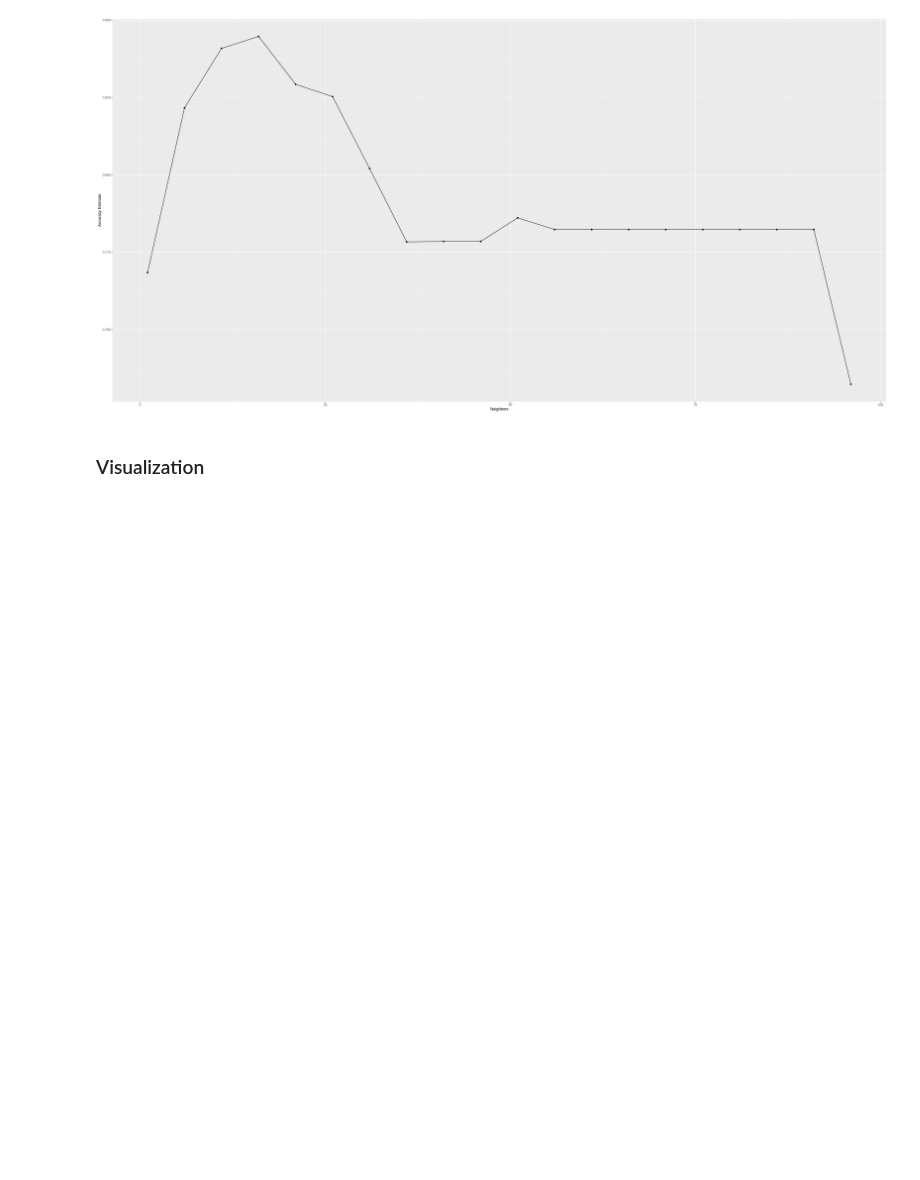
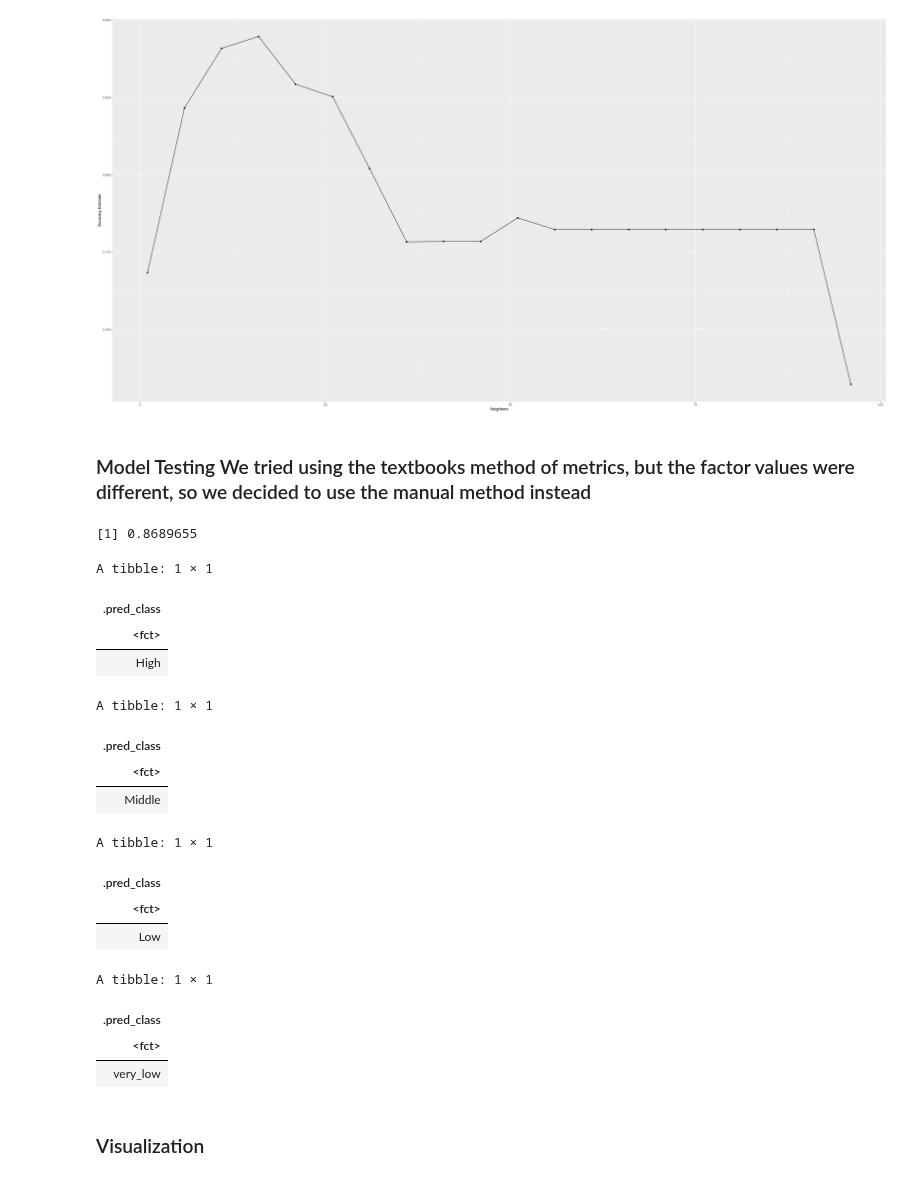
Before and after one commit to namyasharmaa/DSCI-100-Project, a Jupyter notebook: project_report.ipynb, the cells around one changed output. Drawn from its saved outputs; the diff is of its cells as text; code cells hidden in the pictures; blank space fills up the shorter version.

```diff
--- a/project_report.ipynb
+++ b/project_report.ipynb
@@ -288,19 +312,63 @@ knn_spec <- nearest_neighbor(weight_func = 'rectangular', neighbors = 16) %>%
 # Fit model specification to our training data
 knn_fit <- knn_spec %>%
     fit(UNS ~ PEG, data = training_data)
+# %% [markdown]
+### Model Testing We tried using the textbooks method of metrics, but the factor values were different, so we decided to use the manual method instead
+# %%
+# Set the seed
+set.seed(1)
+
+# Predict testing_data using knn_fit model
+predict_testing <- predict(knn_fit, testing_data)
+
+# Select the UNS column from testing data and bind the columns
+# of our predictions to it
+comparison <- testing_data %>%
+    select(UNS) %>%
+    bind_cols(predict_testing)
+
+# Make a new tibble thats just the truth AKA UNS
+truth <- comparison %>%
+    select(UNS)
+
+# Make a new tibble thats just the prediction AKA .pred_class
+pred <- comparison %>%
+    select(.pred_class)
+
+# Calculate our models accuracy
+sum(pred==truth) / length(pred[[1]])
+# %% [output]
+[1] 0.8689655
 # %%
 set.seed(1)
-# Make four new observations of different PEGs (exam scores)
+# Make four new observations of different PEGs (exam scores) that are unseen by the model
 high <- tibble(PEG = 0.7)
 mid <- tibble(PEG = 0.4)
 low <- tibble(PEG = 0.2)
 very_low <- tibble(PEG = 0.0)
 
-# make predictions
-# predict(knn_fit, high)
-# predict(knn_fit, mid)
-# predict(knn_fit, low)
-# predict(knn_fit, very_low)
+# Make predictions
+predict(knn_fit, high)
+predict(knn_fit, mid)
+predict(knn_fit, low)
+predict(knn_fit, very_low)
+# %% [output]
+A tibble: 1 × 1
+| .pred_class |
+| <fct> |
+| High |
+A tibble: 1 × 1
+| .pred_class |
+| <fct> |
+| Middle |
+A tibble: 1 × 1
+| .pred_class |
+| <fct> |
+| Low |
+A tibble: 1 × 1
+| .pred_class |
+| <fct> |
+| very_low |
 # %% [markdown]
 ### Visualization
 # %%
```
Also changed, not shown: parts of 12 cells of this notebook.
